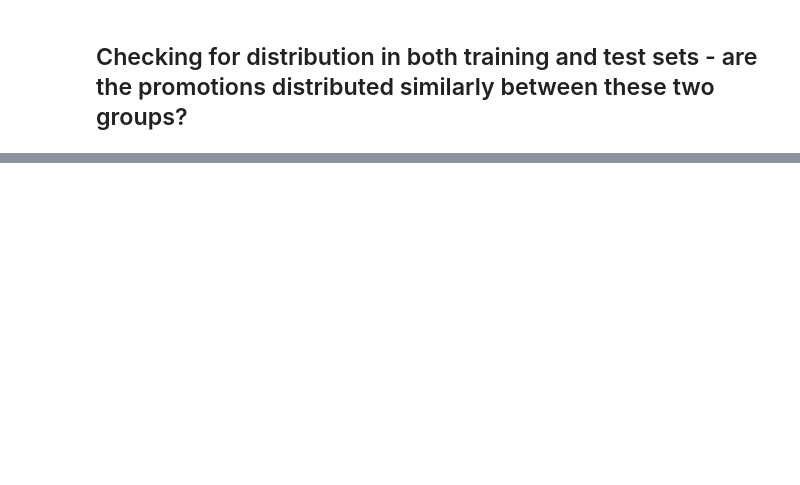
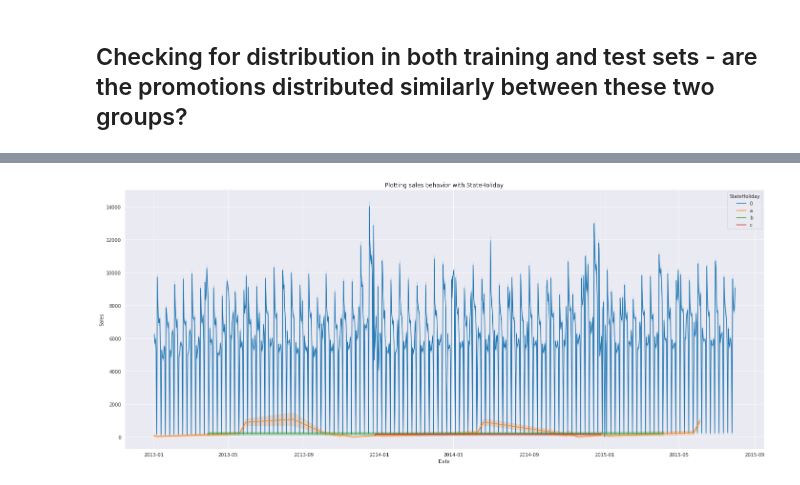
Before and after one commit to Josias-Ounsinli/Pharmaceutical-Sales-Prediction, a Jupyter notebook: notebooks/Exploration.ipynb, the cells around one changed output, grey strips where cells are left out. Cells and saved outputs as stored; diff of their text form; code cells hidden in the pictures; blank space fills up the shorter version.

```diff
--- a/notebooks/Exploration.ipynb
+++ b/notebooks/Exploration.ipynb
@@ -409,0 +413,8 @@ dtype: float64
+# %%
+# StateHoliday and SchoolHoliday are concerned
+train.reset_index(inplace=True)
+# %%
+plots.tsHueplot(train.Date, train.Sales, train.StateHoliday, 'Plotting sales behavior with StateHoliday')
+plt.savefig('../images/sales_vs_stateholiday.png')
+# %% [output]
+[figure, added]
```
Also changed, not shown: parts of 56 cells of this notebook, 25 other files.
